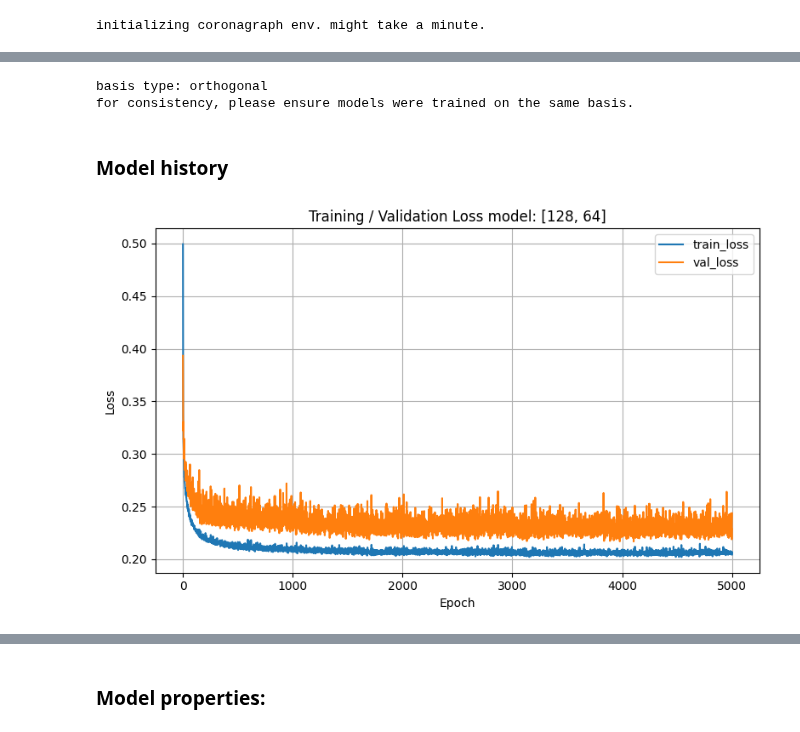
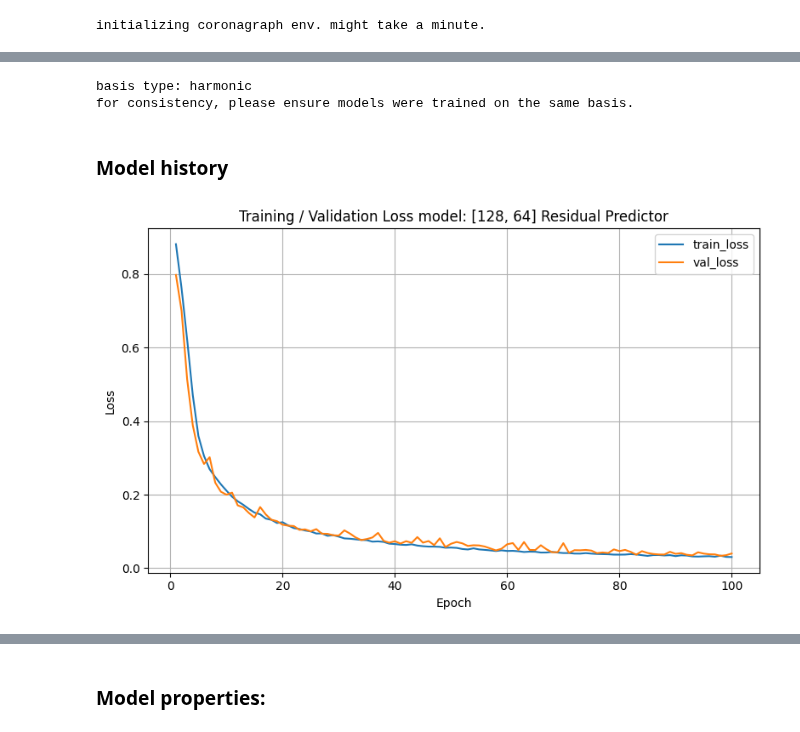
Before and after one commit to AlexeiKorolev/NASA-RL-Wavefront-Control, a Jupyter notebook: RL/evaluate_model.ipynb, the cells around one changed output, grey strips where cells are left out. Saved outputs shown, nothing was run; the diff lists cells and outputs as text; code cells hidden in the pictures.

```diff
--- a/RL/evaluate_model.ipynb
+++ b/RL/evaluate_model.ipynb
@@ -31,7 +31,7 @@ with open(paths_path, 'r') as f:
 #     "split vector std dev 0": r"A:\Projects\DM + RL\RL\jobs\20251121_234802\exp-fc1-zscore-ep10000-bs2048-lr1e-3-s42-h512-256-128-images-dc100000",
 # }
 
-model_name = "LA large mlp zscore-norm wd1e-3 split mc0"
+model_name = "residual predictor 1"
 
 path = paths[model_name]
 # path = r'jobs\20251111_165459\exp-fc1-zscore-ep10000-bs2048-lr1e-3-s42-h512-256-128'
@@ -166,29 +175,29 @@ initializing coronagraph env. might take a minute.
 print(f"basis type: {env.basis}")
 print(f"for consistency, please ensure models were trained on the same basis.")
 # %% [output]
-basis type: orthogonal
+basis type: harmonic
 for consistency, please ensure models were trained on the same basis.
 # %% [markdown]
 ### Model history
 # %%
 history = metrics_data['history']
 train = history.get('train_loss', [])
 val = history.get('val_loss', [])
 
 plt.figure(figsize=(8,5))
 plt.plot(range(1, len(train)+1), train, label='train_loss')
 if val:
     plt.plot(range(1, len(val)+1), val, label='val_loss')
 plt.xlabel('Epoch')
 plt.ylabel('Loss')
 
-plt.title(f'Training / Validation Loss model: {metrics_data["args"]["fc1_hidden"]}')
+plt.title(f'Training / Validation Loss model: {metrics_data["args"]["fc1_hidden"]} Residual Predictor')
 plt.legend()
 plt.grid(True)
 plt.tight_layout()
 plt.show()
 # %% [output]
-[figure, old version]
+[figure, new version]
 # %%
 env_config
 # %% [output]
```
Also changed, not shown: parts of 12 cells of this notebook, 20 other files.
